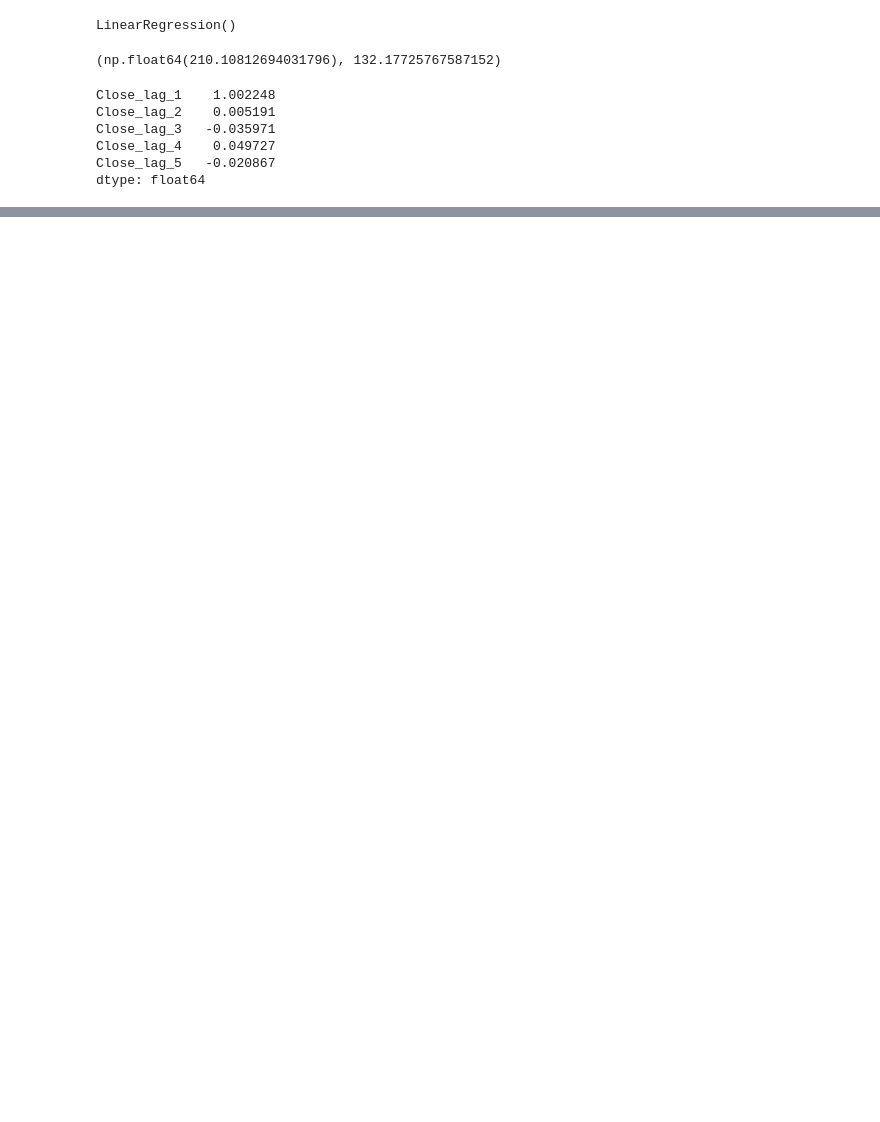
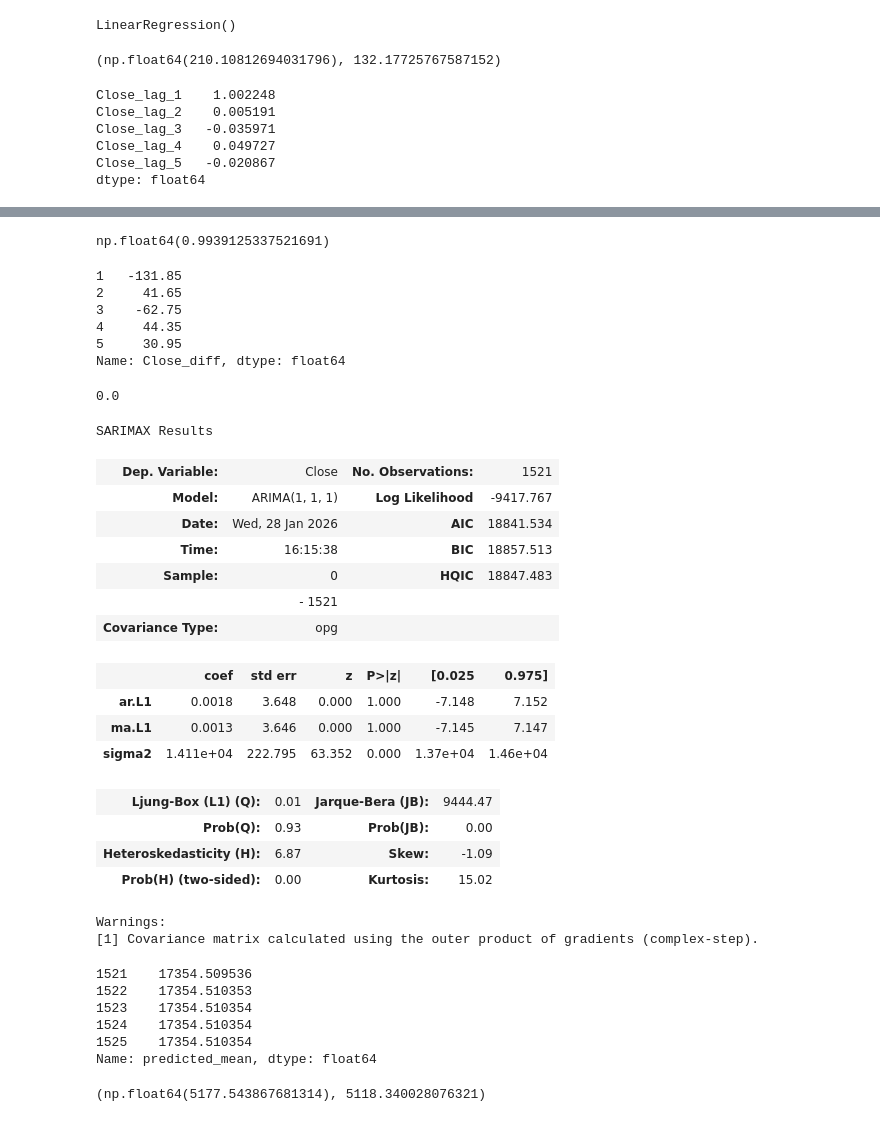
Before and after one commit to pranit-pk/time-series-forecasting, a Jupyter notebook: notebooks/01_exploration.ipynb, the cells around one changed output, grey strips where cells are left out. Cells and saved outputs as stored; diff of their text form; code cells hidden in the pictures; blank space fills up the shorter version.

Commit message:
Add ARIMA(1,1,1) model with stationarity tests and evaluation

```diff
--- a/notebooks/01_exploration.ipynb
+++ b/notebooks/01_exploration.ipynb
@@ -155,0 +174,66 @@ dtype: float64
+# %%
+adf_result[1]
+# %% [output]
+np.float64(0.9939125337521691)
+# %%
+df["Close_diff"] = df["Close"].diff()
+df["Close_diff"].dropna().head()
+# %% [output]
+1   -131.85
+2     41.65
+3    -62.75
+4     44.35
+5     30.95
+Name: Close_diff, dtype: float64
+# %%
+adfuller(df["Close_diff"].dropna())[1]
+# %% [output]
+0.0
+# %%
+train_series = df.loc[df["Date"] <= train_end, "Close"]
+test_series = df.loc[df["Date"] > val_end, "Close"]
+# %%
+from statsmodels.tsa.arima.model import ARIMA
+
+arima_model = ARIMA(train_series, order=(1, 1, 1))
+arima_result = arima_model.fit()
+
+arima_result.summary()
+# %% [output]
+SARIMAX Results
+| Dep. Variable: | Close | No. Observations: | 1521 |
+| Model: | ARIMA(1, 1, 1) | Log Likelihood | -9417.767 |
+| Date: | Wed, 28 Jan 2026 | AIC | 18841.534 |
+| Time: | 16:15:38 | BIC | 18857.513 |
+| Sample: | 0 | HQIC | 18847.483 |
+|  | - 1521 |  |  |
+| Covariance Type: | opg |  |  |
+|  | coef | std err | z | P>|z| | [0.025 | 0.975] |
+| ar.L1 | 0.0018 | 3.648 | 0.000 | 1.000 | -7.148 | 7.152 |
+| ma.L1 | 0.0013 | 3.646 | 0.000 | 1.000 | -7.145 | 7.147 |
+| sigma2 | 1.411e+04 | 222.795 | 63.352 | 0.000 | 1.37e+04 | 1.46e+04 |
+| Ljung-Box (L1) (Q): | 0.01 | Jarque-Bera (JB): | 9444.47 |
+| Prob(Q): | 0.93 | Prob(JB): | 0.00 |
+| Heteroskedasticity (H): | 6.87 | Skew: | -1.09 |
+| Prob(H) (two-sided): | 0.00 | Kurtosis: | 15.02 |
+Warnings:
+[1] Covariance matrix calculated using the outer product of gradients (complex-step).
+# %%
+n_test = len(test_series)
+
+arima_forecast = arima_result.forecast(steps=n_test)
+arima_forecast.head()
+# %% [output]
+1521    17354.509536
+1522    17354.510353
+1523    17354.510354
+1524    17354.510354
+1525    17354.510354
+Name: predicted_mean, dtype: float64
+# %%
+rmse_arima = np.sqrt(mean_squared_error(test_series, arima_forecast))
+mae_arima = mean_absolute_error(test_series, arima_forecast)
+
+rmse_arima, mae_arima
+# %% [output]
+(np.float64(5177.543867681314), 5118.340028076321)
```
Also changed, not shown: parts of 3 cells of this notebook.
